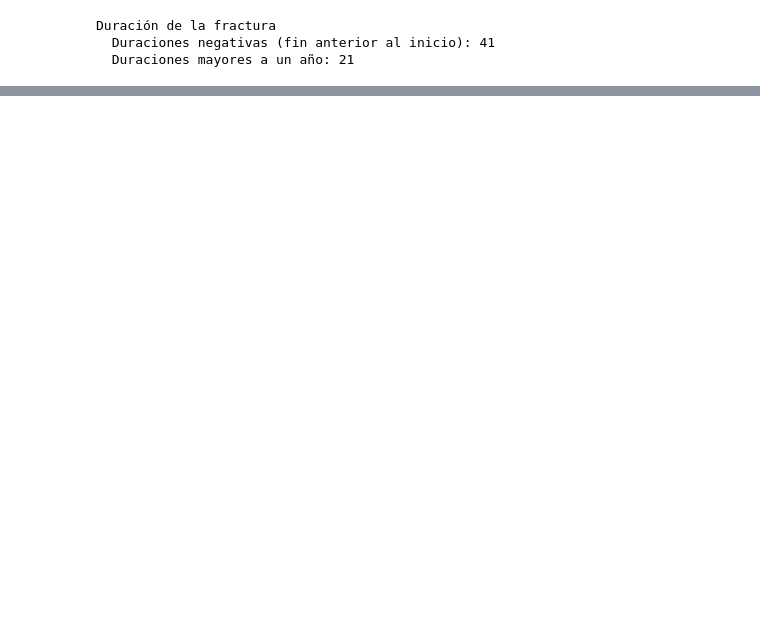
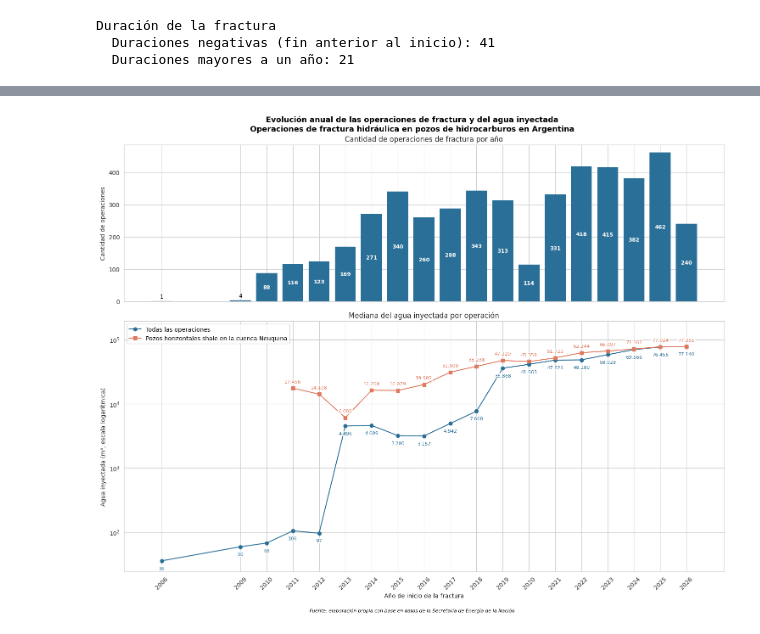
Before and after one commit to 1Claure/Ingenieria_De_Software, a Jupyter notebook: fase_2_data_understanding.ipynb, the cells around one changed output, grey strips where cells are left out. Saved outputs shown, nothing was run; the diff lists cells and outputs as text; code cells hidden in the pictures; blank space fills up the shorter version.

Commit message:
Subo la parte 2 completa con las conclusiones para tener en cuenta en la fase 3

```diff
--- a/fase_2_data_understanding.ipynb
+++ b/fase_2_data_understanding.ipynb
@@ -852,0 +1411,9 @@ El conjunto final representa aproximadamente el **53,5 %** del archivo original.
+# %%
+# @title Evolución anual de las operaciones y del agua inyectada
+evolucion = df_temp.groupby("anio_if").agg(
+    operaciones=("agua_inyectada_m3", "size"),
+    pct_horizontales=("longitud_rama_horizontal_m", lambda s: round((s > 0).mean() * 100, 1)),
+    mediana_agua_m3=("agua_inyectada_m3", "median"),
+).round(0)
+
+evolucion
@@ -852,0 +1439,63 @@ El conjunto final representa aproximadamente el **53,5 %** del archivo original.
+# %%
+# @title Evolución anual: cantidad de operaciones y mediana del agua inyectada
+es_horizontal_shale = ((df_temp["cuenca"] == "NEUQUINA")
+                       & (df_temp["subtipo_reservorio"] == "SHALE")
+                       & (df_temp["longitud_rama_horizontal_m"] > 0))
+
+mediana_total = df_temp.groupby("anio_if")["agua_inyectada_m3"].median()
+mediana_hz = df_temp[es_horizontal_shale].groupby("anio_if")["agua_inyectada_m3"].median()
+
+with sns.axes_style("whitegrid"):
+    fig, axes = plt.subplots(2, 1, figsize=(15, 12), sharex=True,
+                             gridspec_kw={"height_ratios": [1, 1.6]})
+
+barras = axes[0].bar(evolucion.index, evolucion["operaciones"], color="#2a6f97")
+
+for barra, valor in zip(barras, evolucion["operaciones"]):
+    x = barra.get_x() + barra.get_width() / 2
+    if valor >= 40:
+        axes[0].text(x, valor / 2, f"{valor:.0f}", ha="center", va="center",
+                     color="white", fontsize=9, fontweight="bold")
+    else:
+        axes[0].text(x, valor + 5, f"{valor:.0f}", ha="center", va="bottom", fontsize=9)
+
+axes[0].set_title("Cantidad de operaciones de fractura por año")
+axes[0].set_ylabel("Cantidad de operaciones")
+
+# Panel inferior: mediana del agua
+axes[1].plot(mediana_total.index, mediana_total.values, marker="o", color="#2a6f97",
+             label="Todas las operaciones")
+axes[1].plot(mediana_hz.index, mediana_hz.values, marker="s", color="#e07a5f",
+             label="Pozos horizontales shale en la cuenca Neuquina")
+
+# Valores sobre los puntos: shale arriba, total abajo, para que no se superpongan
+for anio, valor in mediana_hz.items():
+    axes[1].annotate(f"{valor:,.0f}".replace(",", "."), (anio, valor), textcoords="offset points",
+                     xytext=(0, 9), ha="center", fontsize=8, color="#e07a5f",
+                     bbox=dict(boxstyle="round,pad=0.15", facecolor="white", edgecolor="none", alpha=0.8))
+for anio, valor in mediana_total.items():
+    axes[1].annotate(f"{valor:,.0f}".replace(",", "."), (anio, valor), textcoords="offset points",
+                     xytext=(0, -15), ha="center", fontsize=8, color="#2a6f97",
+                     bbox=dict(boxstyle="round,pad=0.15", facecolor="white", edgecolor="none", alpha=0.8))
+
+axes[1].set_yscale("log")
+axes[1].set_ylim(top=mediana_hz.max() * 2.5)
+axes[1].set_title("Mediana del agua inyectada por operación")
+axes[1].set_ylabel("Agua inyectada (m³, escala logarítmica)")
+axes[1].set_xlabel("Año de inicio de la fractura")
+axes[1].set_xticks(evolucion.index)
+axes[1].tick_params(axis="x", rotation=45)
+axes[1].legend()
+
+plt.suptitle(
+    "Evolución anual de las operaciones de fractura y del agua inyectada\n"
+    "Operaciones de fractura hidráulica en pozos de hidrocarburos en Argentina",
+    fontsize=13, fontweight="bold",
+)
+fig.text(0.5, 0.005,
+         "Fuente: elaboración propia con base en datos de la Secretaría de Energía de la Nación",
+         ha="center", va="bottom", fontsize=8, style="italic")
+plt.tight_layout(rect=[0, 0.02, 1, 1])
+plt.show()
+# %% [output]
+[figure, added]
```
Also changed, not shown: parts of 50 cells of this notebook.
